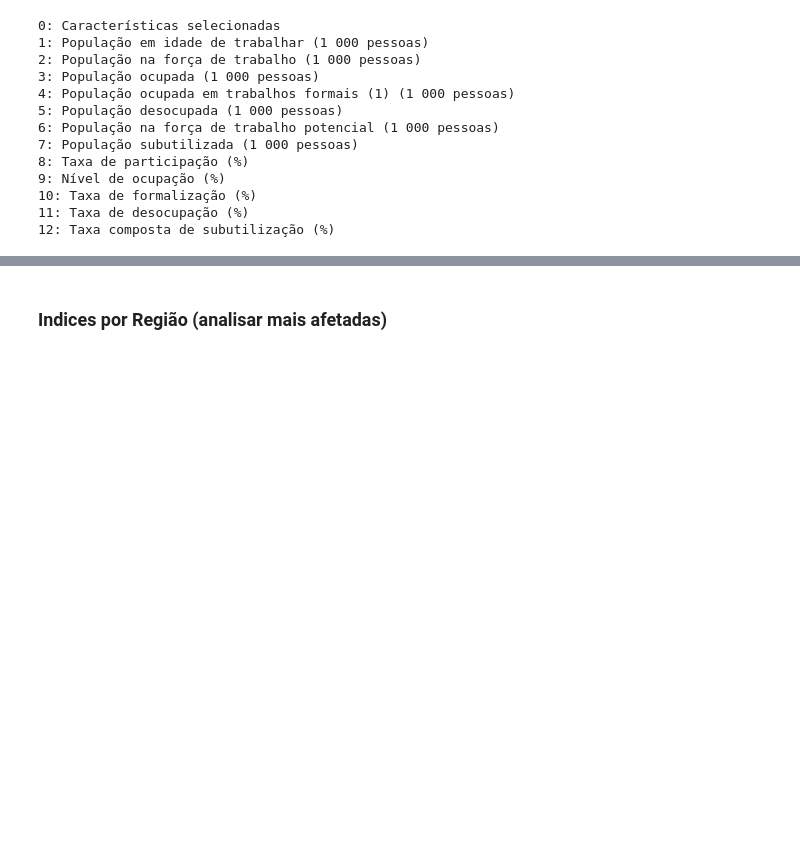
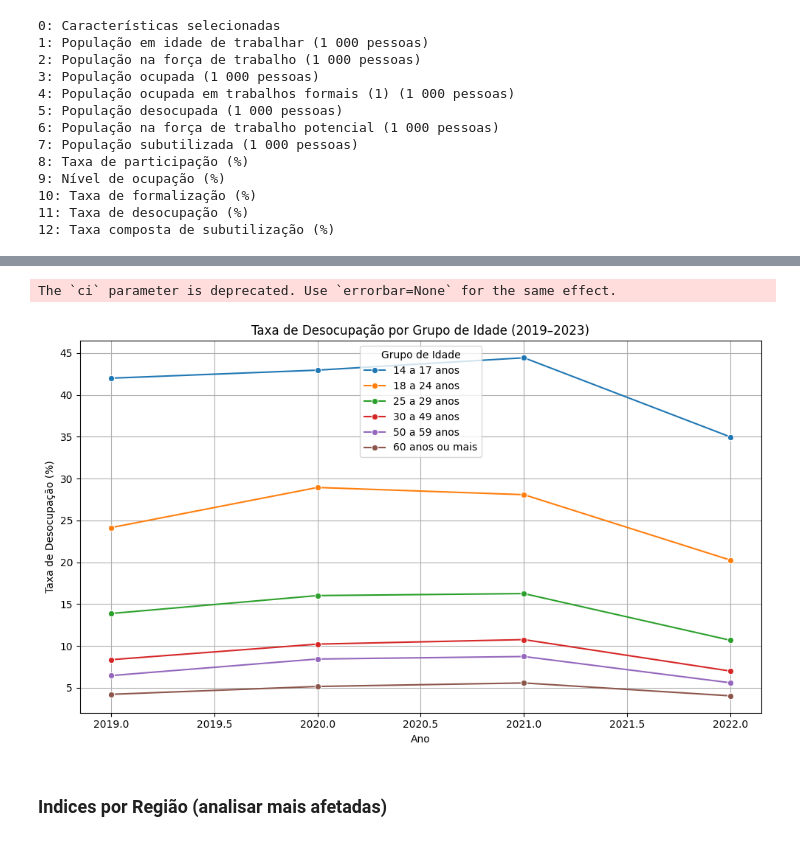
Before and after one commit to luanfelixcoding/storytelling-covid, a Jupyter notebook: data_cleaning/data.ipynb, the cells around one changed output, grey strips where cells are left out. Saved outputs shown, nothing was run; the diff lists cells and outputs as text; code cells hidden in the pictures; blank space fills up the shorter version.

```diff
--- a/data_cleaning/data.ipynb
+++ b/data_cleaning/data.ipynb
@@ -92,2 +277,23 @@ for i, col in enumerate(df.columns):
+# %%
+plt.figure(figsize=(10, 6))
+sns.lineplot(
+    data=df_idade,
+    x='Ano',
+    y='Taxa de desocupação (%)',
+    hue='Características selecionadas',
+    marker='o',
+    ci=None
+)
+
+plt.title('Taxa de Desocupação por Grupo de Idade (2019–2023)')
+plt.xlabel('Ano')
+plt.ylabel('Taxa de Desocupação (%)')
+plt.grid(True)
+plt.legend(title='Grupo de Idade')
+plt.tight_layout()
+plt.show()
+# %% [output]
+The `ci` parameter is deprecated. Use `errorbar=None` for the same effect.
+[figure, added]
 # %% [markdown]
 ### Indices por Região (analisar mais afetadas)
```
Also changed, not shown: parts of 33 cells of this notebook.
